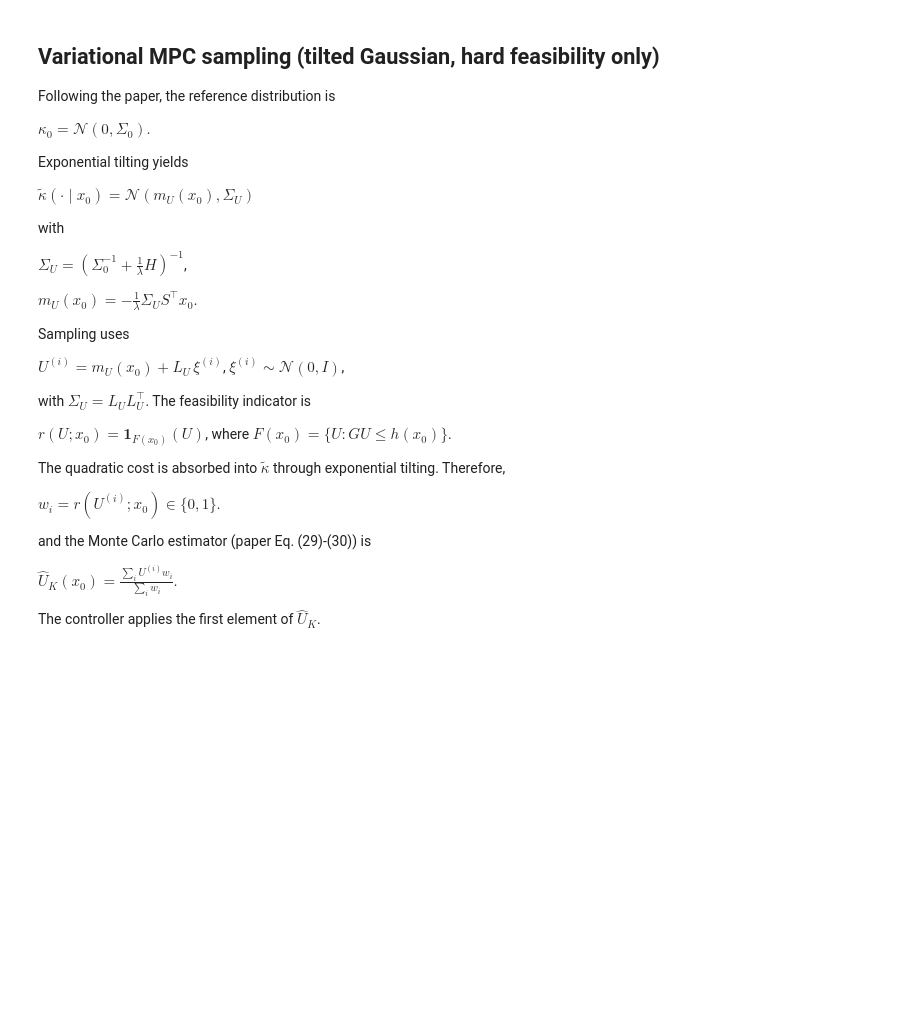
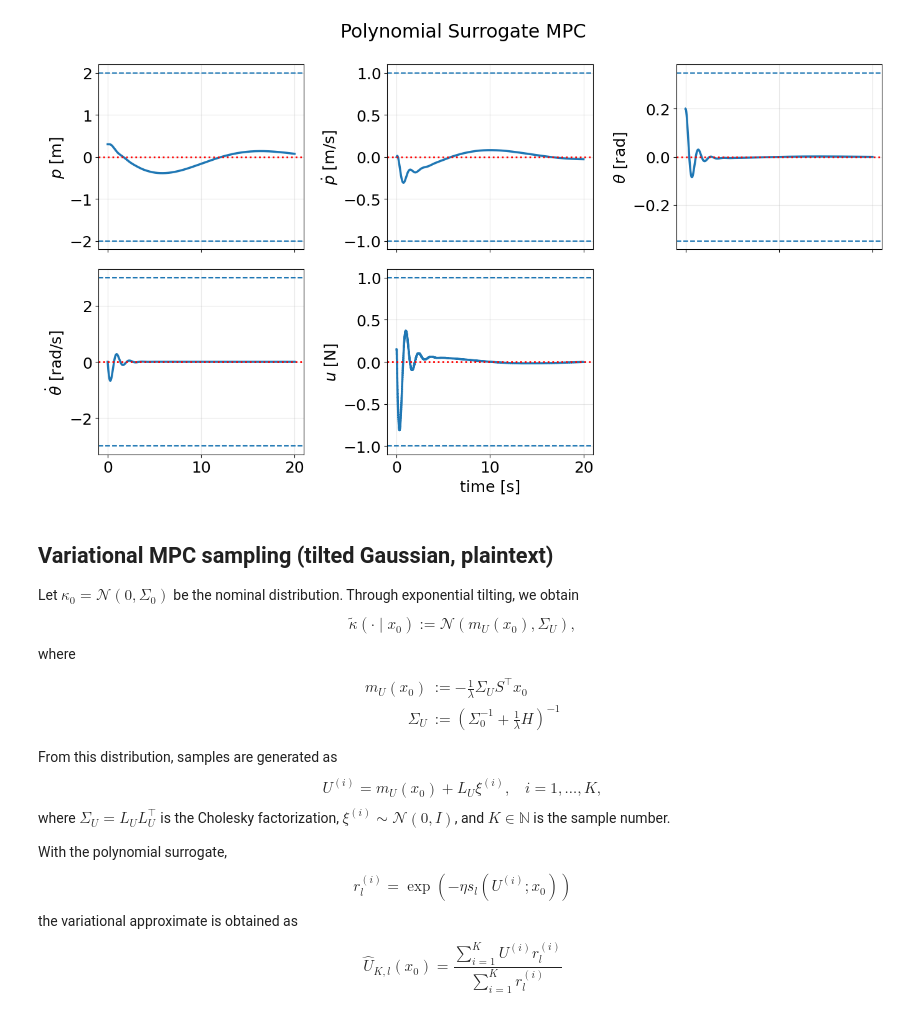
Before and after one commit to k-uta/Variational-Encrypted-Model-Predictive-Control, a Jupyter notebook: test.ipynb, the cells around one changed output. Drawn from its saved outputs; the diff is of its cells as text; code cells hidden in the pictures; blank space fills up the shorter version.

```diff
--- a/test.ipynb
+++ b/test.ipynb
@@ -205,34 +359,51 @@ plt.show()
+# %%
+# Controller: Polynomial surrogate MPC (unconstrained)
+def ctrl_surrogate(x, U_warm):
+    u, Useq = solve_surrogate_mpc(x, warm_start_U=U_warm, verbose=False)
+    return u, Useq
+
+# run polynomial surrogate MPC controller
+xs_sur, us_sur, info_sur, t_sur = mpc_utils.simulate(
+    "Polynomial Surrogate MPC", x0, ctrl_surrogate, A=A, B=B, T_steps=T_steps
+)
+
+baseline_results["Polynomial Surrogate MPC"] = {
+    "xs": xs_sur,
+    "us": us_sur,
+    "runtime": t_sur,
+    "cost": mpc_utils.trajectory_cost(xs_sur, us_sur, Q=Q, R=R, Qf=Qf),
+    "viol": mpc_utils.max_constraint_violation(xs_sur, us_sur, Gx=Gx, hx=hx, Gu=Gu, hu=hu),
+}
+
+plot_mpc(xs_sur, us_sur, title_prefix="Polynomial Surrogate MPC")
+# %% [output]
+[figure, added]
 # %% [markdown]
-## Variational MPC sampling (tilted Gaussian, hard feasibility only)
-Following the paper, the reference distribution is
+## Variational MPC sampling (tilted Gaussian, plaintext)
 
-$\kappa_0 = \mathcal{N}(0,\Sigma_0)$.
+Let $\kappa_0 = \mathcal{N}(0,\Sigma_0)$ be the nominal distribution. Through exponential tilting, we obtain
+$$
+\tilde{\kappa}(\cdot \mid x_0) := \mathcal{N}(m_U(x_0), \Sigma_U),
+$$
+where
+$$
+\begin{align*}
+    m_U(x_0) &:= -\frac{1}{\lambda} \Sigma_U S^\top x_0 \\
+    \Sigma_U &:= \left( \Sigma_0^{-1} + \frac{1}{\lambda} H \right)^{-1}
+\end{align*}
+$$
 
-Exponential tilting yields
+From this distribution, samples are generated as
+$$
+U^{(i)} = m_U(x_0) + L_U \xi^{(i)}, ~~~~ i =1,\ldots, K,
+$$
+where $\Sigma_U = L_UL_U^\top$ is the Cholesky factorization, $\xi^{(i)}\sim \mathcal{N}(0,I)$, and $K\in\mathbb{N}$ is the sample number.
 
-$\tilde\kappa(\cdot\mid x_0) = \mathcal{N}(m_U(x_0), \Sigma_U)$
-
-with
-
-$ \Sigma_U = (\Sigma_0^{-1} + \tfrac{1}{\lambda} H)^{-1} $,
-
-$ m_U(x_0) = -\tfrac{1}{\lambda} \Sigma_U S^\top x_0 $.
-
-Sampling uses
-
- $ U^{(i)} = m_U(x_0) + L_U\,\xi^{(i)} $, $\xi^{(i)}\sim\mathcal{N}(0,I)$,
-
-with $\Sigma_U = L_U L_U^\top$. The feasibility indicator is
-
-$ r(U;x_0) = \mathbf{1}_{F(x_0)}(U) $, where $F(x_0)=\{U: GU \le h(x_0)\}$.
-
-The quadratic cost is absorbed into $\tilde\kappa$ through exponential tilting.
-Therefore,
-
-$ w_i = r(U^{(i)};x_0) \in \{0,1\} $.
-
-and the Monte Carlo estimator (paper Eq. (29)-(30)) is
-
-$ \hat U_K(x_0) = \frac{\sum_i U^{(i)} w_i}{\sum_i w_i} $.
-
-The controller applies the first element of $\hat U_K$.
+With the polynomial surrogate,
+$$
+r_l^{(i)} = \exp \left( - \eta s_l(U^{(i)} ; x_0) \right)
+$$
+the variational approximate is obtained as
+$$
+\hat{U}_{K,l}(x_0) = \dfrac{\sum_{i=1}^K U^{(i)}r_l^{(i)}}{\sum_{i=1}^K r_l^{(i)}}
+$$
```
Also changed, not shown: parts of 13 cells of this notebook, 24 other files.
